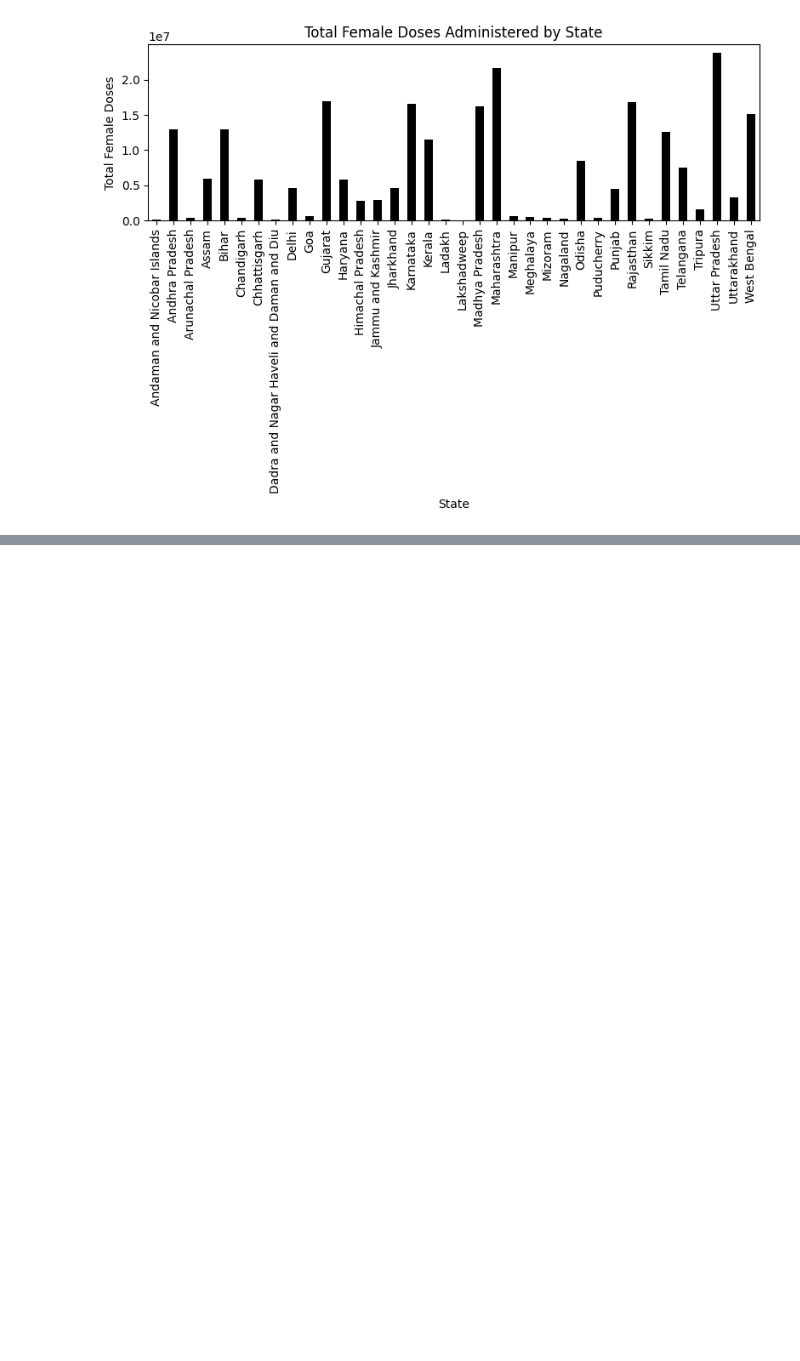
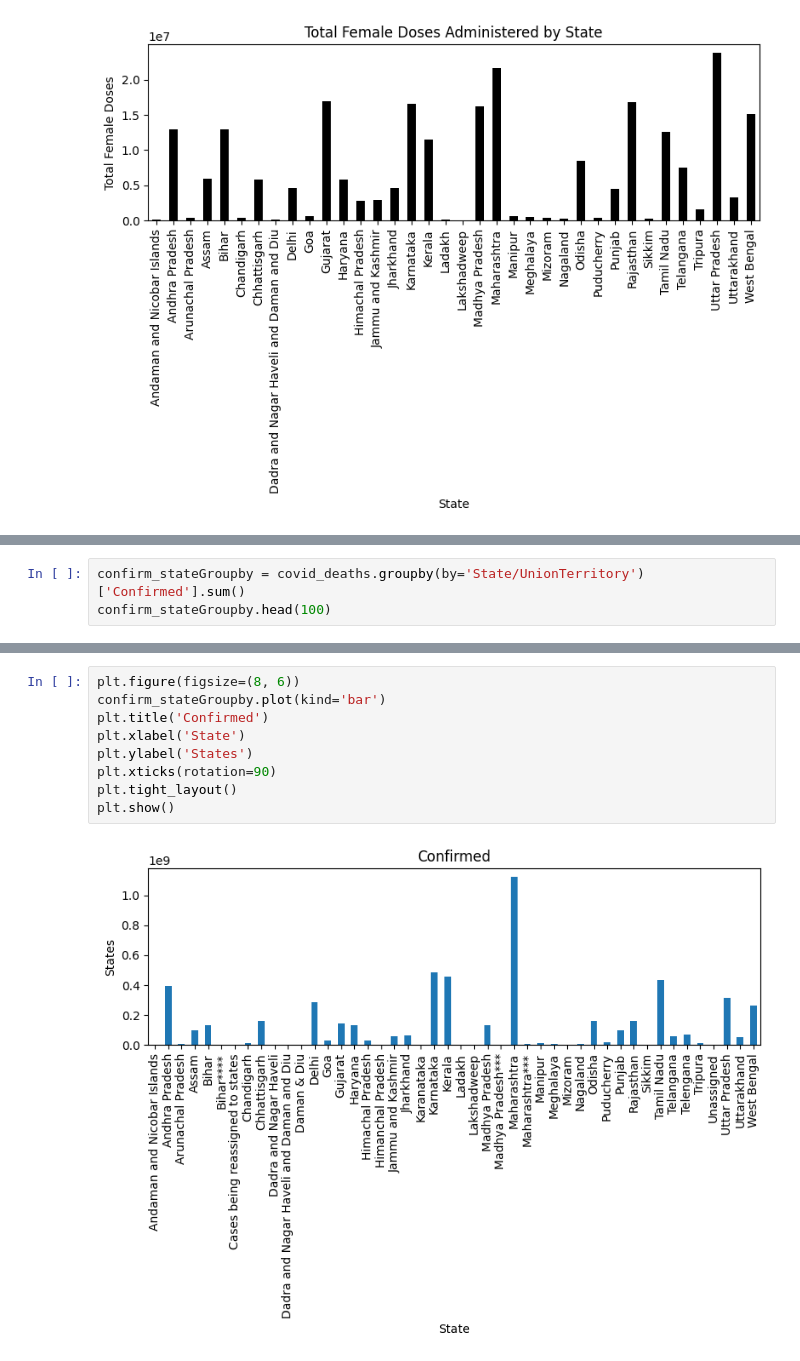
Before and after one commit to sahil3241/Covid-Analysis, a Jupyter notebook: a4.ipynb, the cells around one changed output, grey strips where cells are left out. Drawn from its saved outputs; the diff is of its cells as text; blank space fills up the shorter version.

```diff
--- a/a4.ipynb
+++ b/a4.ipynb
@@ -176,0 +229,3 @@ plt.show()
+# %%
+confirm_stateGroupby = covid_deaths.groupby(by='State/UnionTerritory')['Confirmed'].sum()
+confirm_stateGroupby.head(100)
@@ -176,0 +250,11 @@ plt.show()
+# %%
+plt.figure(figsize=(8, 6))
+confirm_stateGroupby.plot(kind='bar')
+plt.title('Confirmed')
+plt.xlabel('State')
+plt.ylabel('States')
+plt.xticks(rotation=90)
+plt.tight_layout()
+plt.show()
+# %% [output]
+[figure, added]
```
Also changed, not shown: parts of 22 cells of this notebook, 1 other file.
